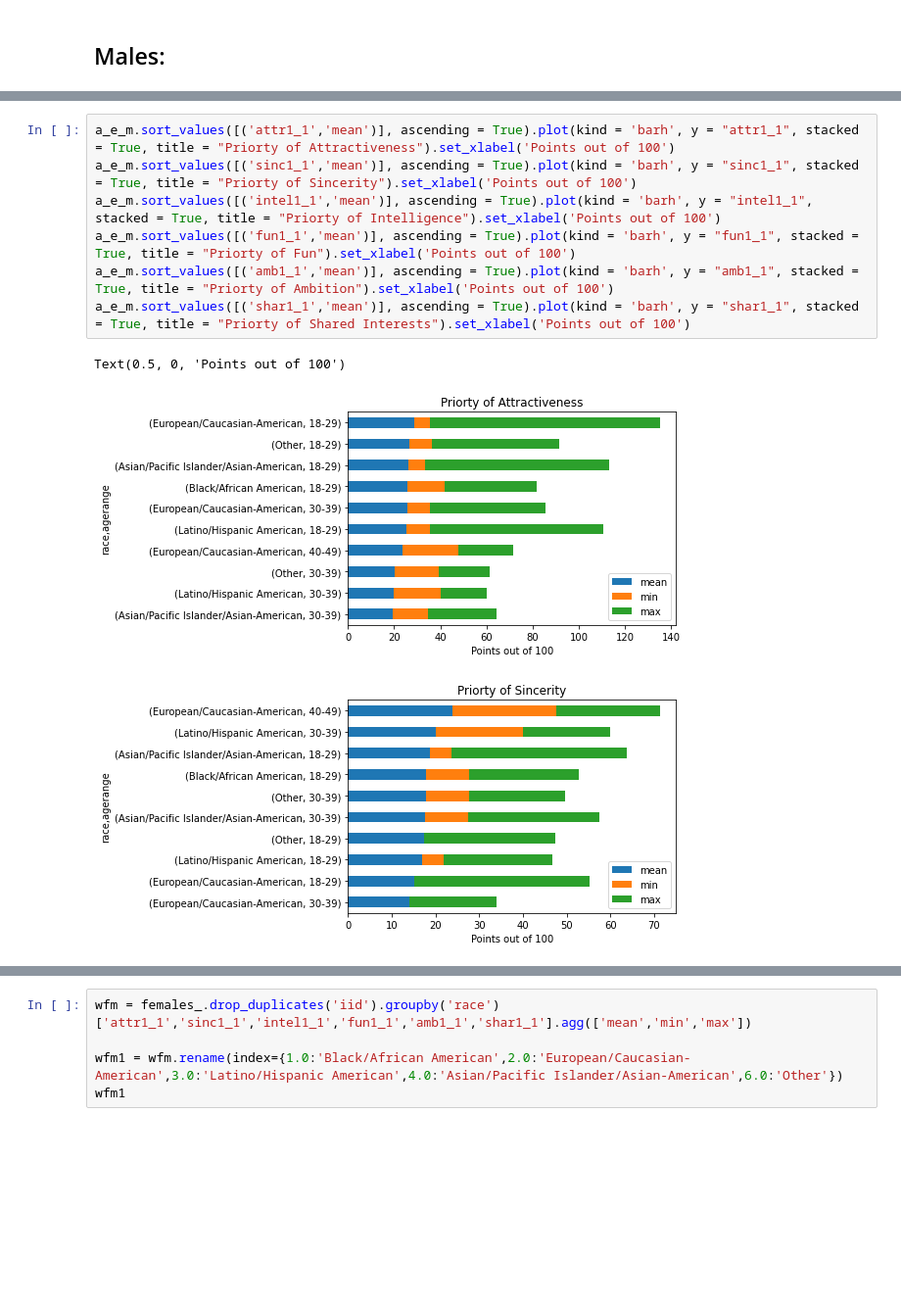
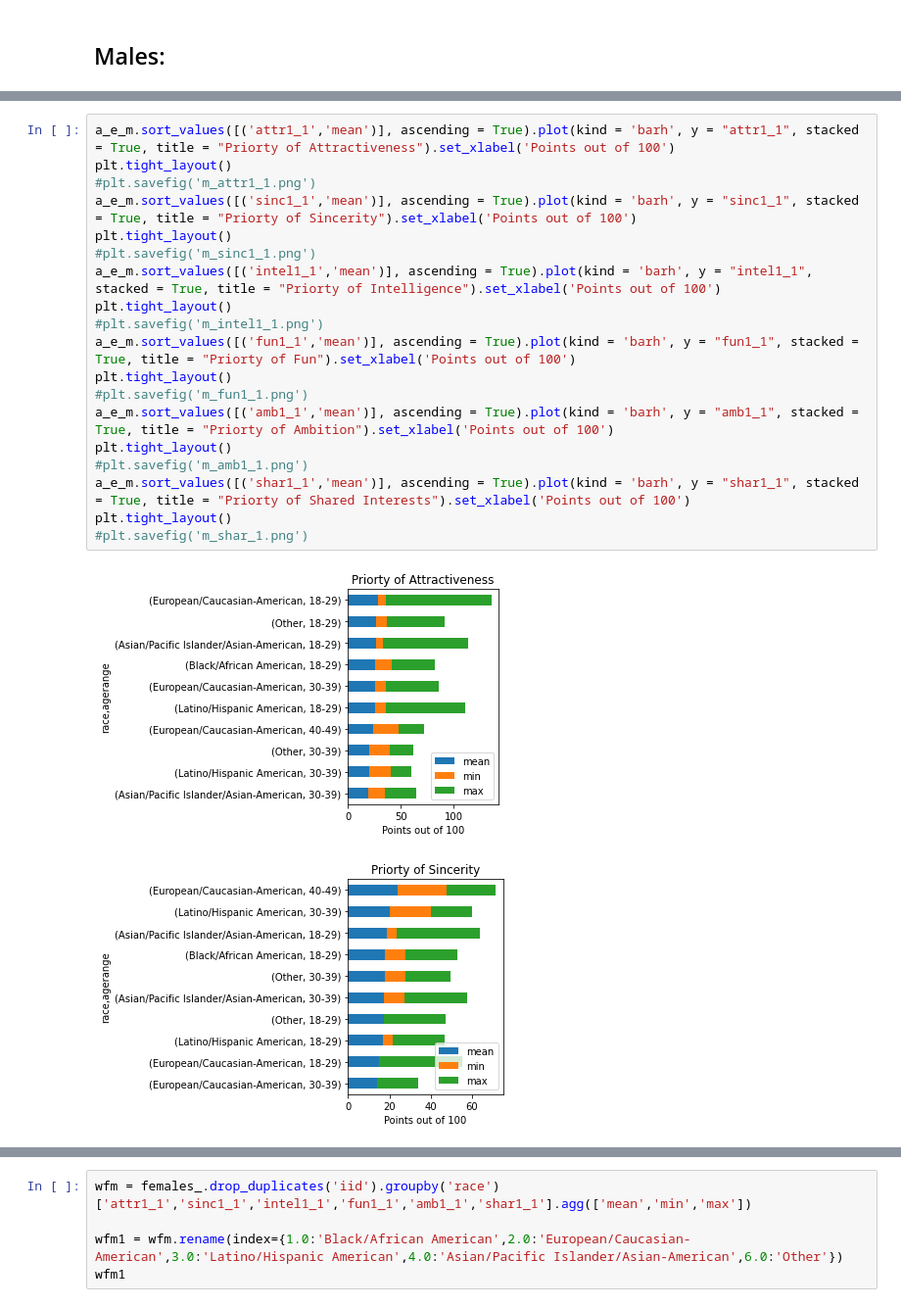
Before and after one commit to okwan91/Speed_dating, a Jupyter notebook: Notebooks/Graphs.ipynb, the cells around one changed output, grey strips where cells are left out. Shown: that part at 98% size. Saved outputs shown, nothing was run; the diff lists cells and outputs as text; blank space fills up the shorter version.

```diff
--- a/Notebooks/Graphs.ipynb
+++ b/Notebooks/Graphs.ipynb
@@ -97,12 +101,23 @@ a_e_m
 |  | 30-39 | 20.250000 | 19.00 | 22.00 | 17.750000 | 10.00 | 22.00 | 21.000000 | 15.00 | 30.00 | 17.250000 | ... |
 # %%
 a_e_m.sort_values([('attr1_1','mean')], ascending = True).plot(kind = 'barh', y = "attr1_1", stacked = True, title = "Priorty of Attractiveness").set_xlabel('Points out of 100')
+plt.tight_layout()
+#plt.savefig('m_attr1_1.png')
 a_e_m.sort_values([('sinc1_1','mean')], ascending = True).plot(kind = 'barh', y = "sinc1_1", stacked = True, title = "Priorty of Sincerity").set_xlabel('Points out of 100')
+plt.tight_layout()
+#plt.savefig('m_sinc1_1.png')
 a_e_m.sort_values([('intel1_1','mean')], ascending = True).plot(kind = 'barh', y = "intel1_1", stacked = True, title = "Priorty of Intelligence").set_xlabel('Points out of 100')
+plt.tight_layout()
+#plt.savefig('m_intel1_1.png')
 a_e_m.sort_values([('fun1_1','mean')], ascending = True).plot(kind = 'barh', y = "fun1_1", stacked = True, title = "Priorty of Fun").set_xlabel('Points out of 100')
+plt.tight_layout()
+#plt.savefig('m_fun1_1.png')
 a_e_m.sort_values([('amb1_1','mean')], ascending = True).plot(kind = 'barh', y = "amb1_1", stacked = True, title = "Priorty of Ambition").set_xlabel('Points out of 100')
+plt.tight_layout()
+#plt.savefig('m_amb1_1.png')
 a_e_m.sort_values([('shar1_1','mean')], ascending = True).plot(kind = 'barh', y = "shar1_1", stacked = True, title = "Priorty of Shared Interests").set_xlabel('Points out of 100')
+plt.tight_layout()
+#plt.savefig('m_shar_1.png')
 # %% [output]
-Text(0.5, 0, 'Points out of 100')
-[figure, old version]
+[figure, new version]
-[figure, old version]
+[figure, new version]
```
Also changed, not shown: parts of 6 cells of this notebook, 16 other files.
